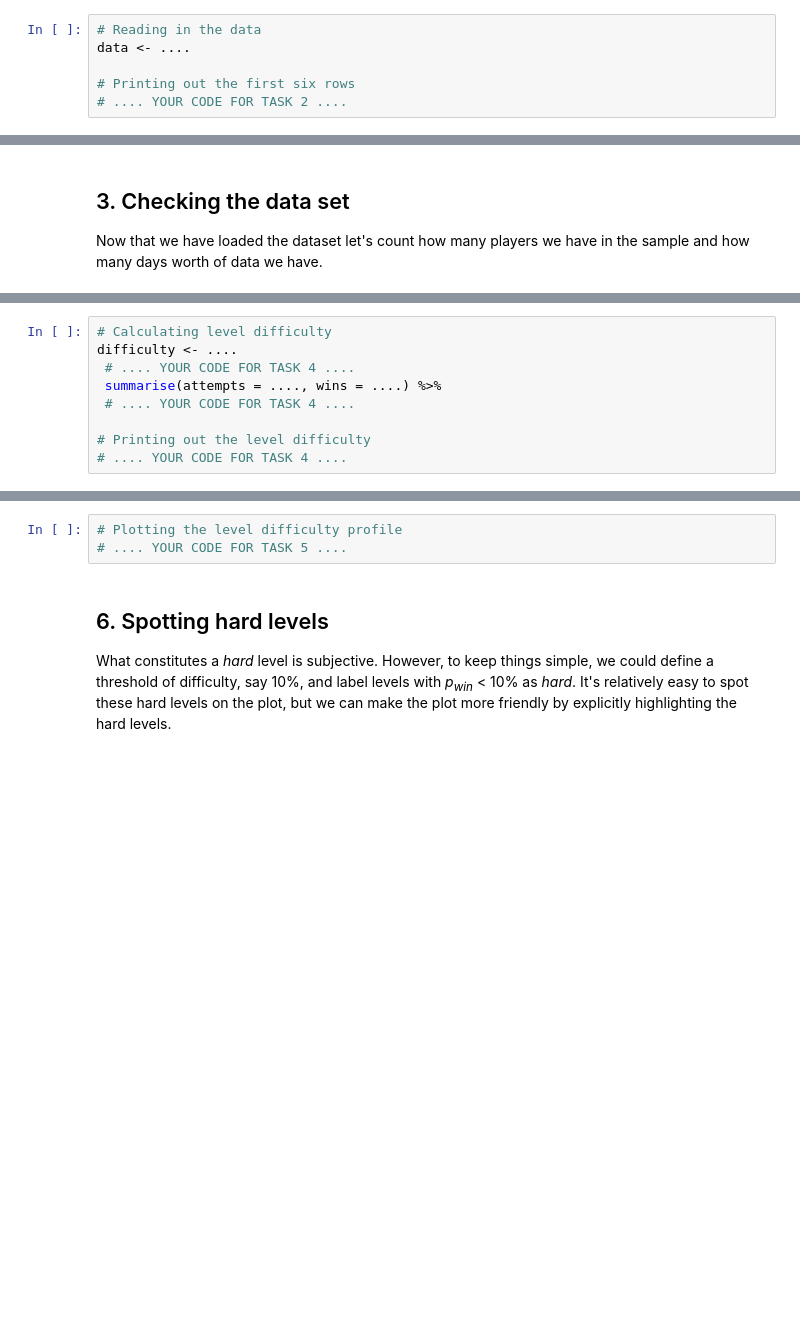
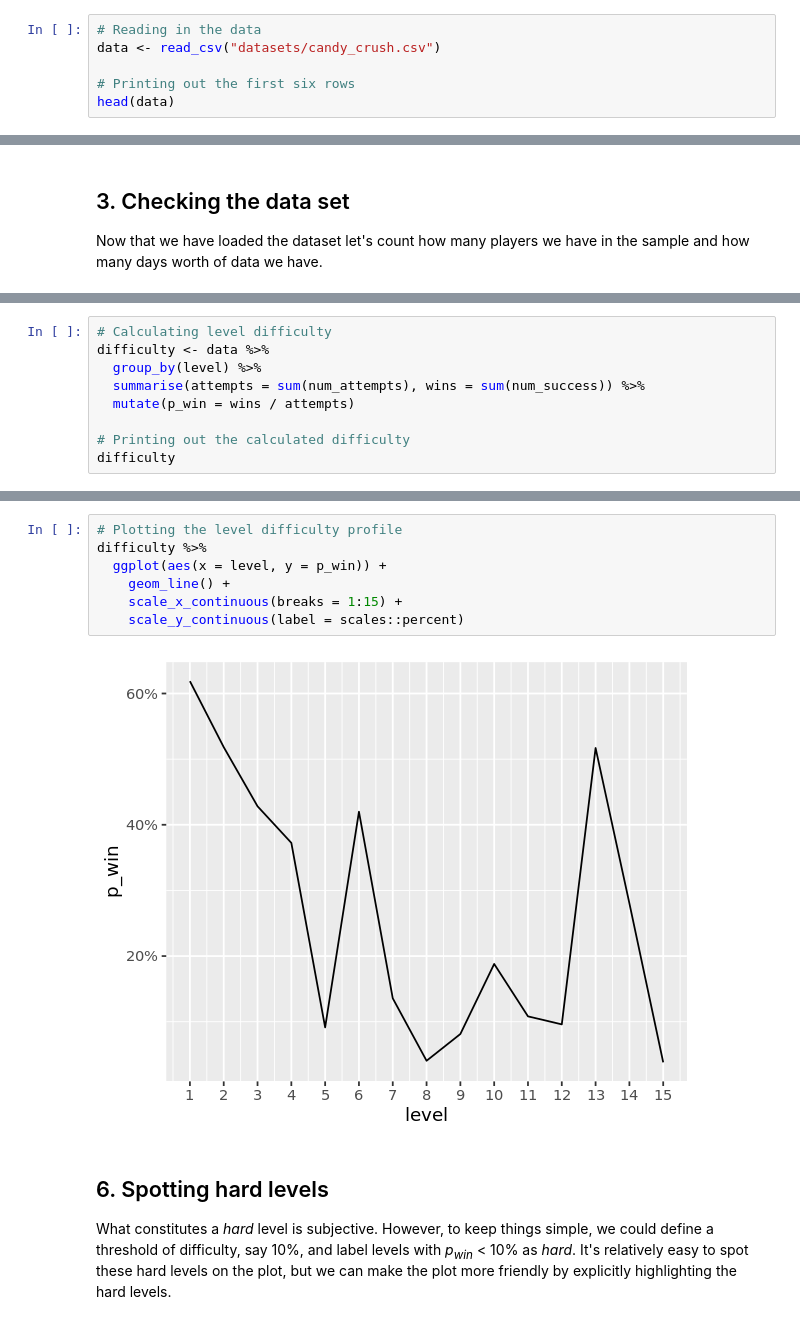
Before and after one commit to Obalfour/game-data-analysis, a Jupyter notebook: Level Difficulty in Candy Crush Saga/notebook.ipynb, the cells around one changed output, grey strips where cells are left out. Saved outputs shown, nothing was run; the diff lists cells and outputs as text; blank space fills up the shorter version.

Commit message:
Solve Level Difficulty in Candy Crash Saga

```diff
--- a/Level Difficulty in Candy Crush Saga/notebook.ipynb
+++ b/Level Difficulty in Candy Crush Saga/notebook.ipynb
@@ -24,7 +36,7 @@ options(repr.plot.width = 5, repr.plot.height = 4)
 <p>Now, let's load in the dataset and take a look at the first couple of rows. </p>
 # %%
 # Reading in the data
-data <- ....
+data <- read_csv("datasets/candy_crush.csv")
 
 # Printing out the first six rows
-# .... YOUR CODE FOR TASK 2 ....
+head(data)
@@ -49,10 +84,10 @@ print("Period for which we have data:")
 <p>Now, let's compute the difficulty <em>p<sub>win</sub></em> separately for each of the 15 levels.</p>
 # %%
 # Calculating level difficulty
-difficulty <- ....
- # .... YOUR CODE FOR TASK 4 ....
- summarise(attempts = ...., wins = ....) %>%
- # .... YOUR CODE FOR TASK 4 ....
+difficulty <- data %>%
+  group_by(level) %>%
+  summarise(attempts = sum(num_attempts), wins = sum(num_success)) %>%
+  mutate(p_win = wins / attempts)
 
-# Printing out the level difficulty
-# .... YOUR CODE FOR TASK 4 ....
+# Printing out the calculated difficulty
+difficulty
@@ -61,9 +115,15 @@ difficulty <- ....
 <p><img src="https://assets.datacamp.com/production/project_139/img/tiffi.jpeg" style="height:150px; float:left"> </p>
 <p>Great! We now have the difficulty for all the 15 levels in the episode. Keep in mind that, as we measure difficulty as the probability to pass a level in a single attempt, a <em>lower</em> value (a smaller probability of winning the level) implies a <em>higher</em> level difficulty.</p>
 <p>Now that we have the difficulty of the episode we should plot it. Let's plot a line graph with the levels on the X-axis and the difficulty (<em>p<sub>win</sub></em>) on the Y-axis. We call this plot the <em>difficulty profile</em> of the episode.</p>
-# %%
-# Plotting the level difficulty profile
-# .... YOUR CODE FOR TASK 5 ....
+# %%
+# Plotting the level difficulty profile
+difficulty %>%
+  ggplot(aes(x = level, y = p_win)) +
+    geom_line() +
+    scale_x_continuous(breaks = 1:15) +
+    scale_y_continuous(label = scales::percent)
+# %% [output]
+[figure, added]
 # %% [markdown]
 ## 6. Spotting hard levels
 <p>What constitutes a <em>hard</em> level is subjective. However, to keep things simple, we could define a threshold of difficulty, say 10%, and label levels with <em>p<sub>win</sub></em> &lt; 10% as <em>hard</em>. It's relatively easy to spot these hard levels on the plot, but we can make the plot more friendly by explicitly highlighting the hard levels.</p>
```
Also changed, not shown: parts of 10 cells of this notebook, 1 other file.
